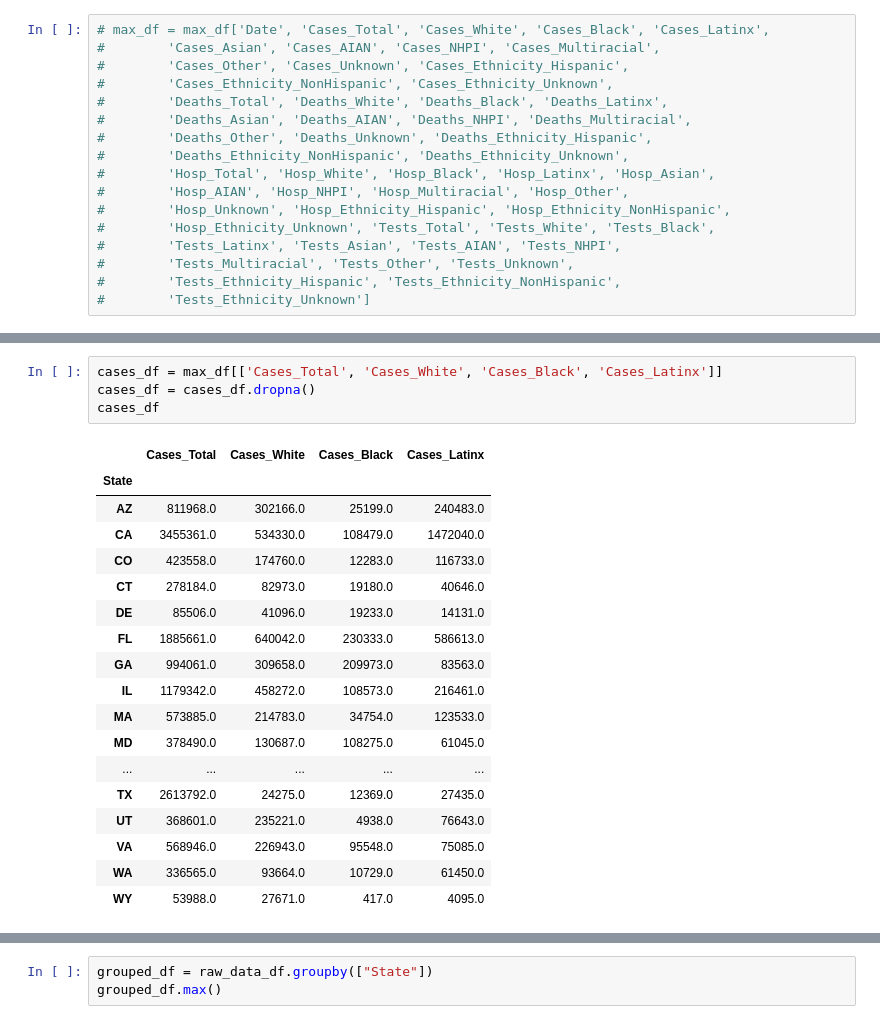
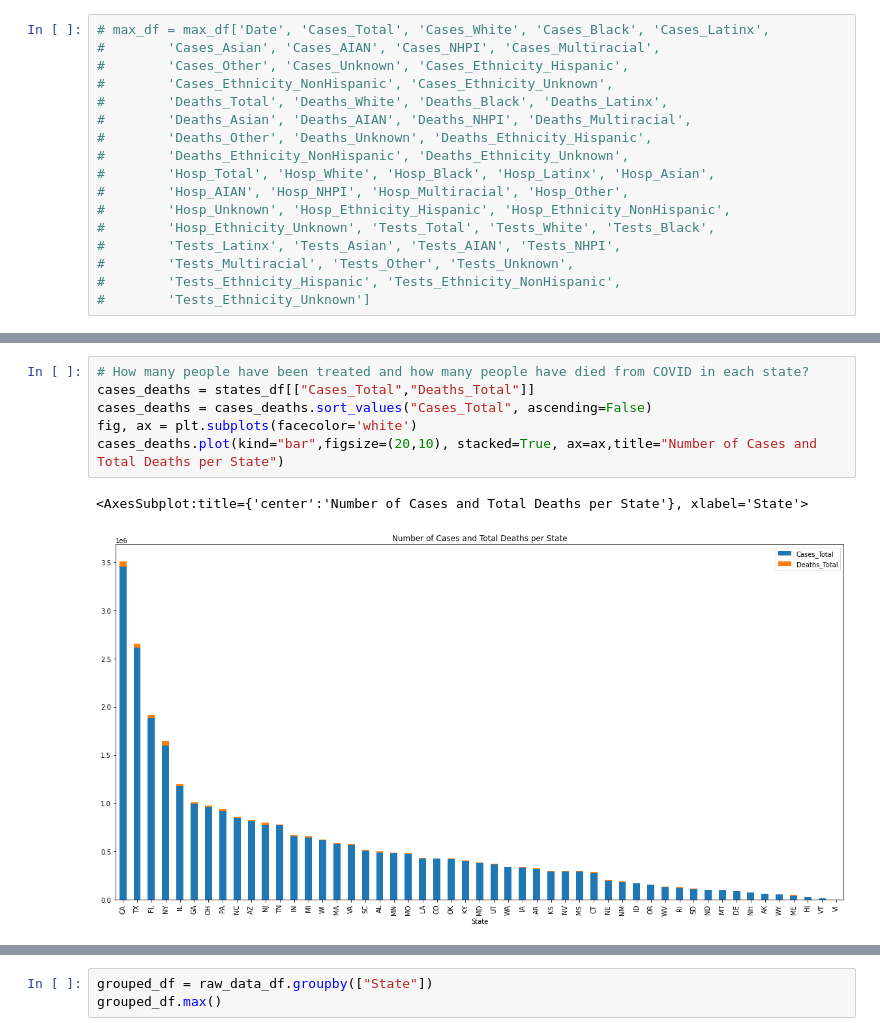
Before and after one commit to JohnGlendening/Project-1_2021, a Jupyter notebook: All_USA_Data.ipynb, the cells around one changed output, grey strips where cells are left out. Drawn from its saved outputs; the diff is of its cells as text.

```diff
--- a/All_USA_Data.ipynb
+++ b/All_USA_Data.ipynb
@@ -105,23 +124,9 @@ If you are white, you have a 2.9% chance of not making it, if you are black 2.1%
-# %%
-cases_df = max_df[['Cases_Total', 'Cases_White', 'Cases_Black', 'Cases_Latinx']]
-cases_df = cases_df.dropna()
-cases_df
-# %% [output]
-|  | Cases_Total | Cases_White | Cases_Black | Cases_Latinx |
-| State |  |  |  |  |
-| AZ | 811968.0 | 302166.0 | 25199.0 | 240483.0 |
-| CA | 3455361.0 | 534330.0 | 108479.0 | 1472040.0 |
-| CO | 423558.0 | 174760.0 | 12283.0 | 116733.0 |
-| CT | 278184.0 | 82973.0 | 19180.0 | 40646.0 |
-| DE | 85506.0 | 41096.0 | 19233.0 | 14131.0 |
-| FL | 1885661.0 | 640042.0 | 230333.0 | 586613.0 |
-| GA | 994061.0 | 309658.0 | 209973.0 | 83563.0 |
-| IL | 1179342.0 | 458272.0 | 108573.0 | 216461.0 |
-| MA | 573885.0 | 214783.0 | 34754.0 | 123533.0 |
-| MD | 378490.0 | 130687.0 | 108275.0 | 61045.0 |
-| ... | ... | ... | ... | ... |
-| TX | 2613792.0 | 24275.0 | 12369.0 | 27435.0 |
-| UT | 368601.0 | 235221.0 | 4938.0 | 76643.0 |
-| VA | 568946.0 | 226943.0 | 95548.0 | 75085.0 |
-| WA | 336565.0 | 93664.0 | 10729.0 | 61450.0 |
-| WY | 53988.0 | 27671.0 | 417.0 | 4095.0 |
+# %%
+# How many people have been treated and how many people have died from COVID in each state?
+cases_deaths = states_df[["Cases_Total","Deaths_Total"]]
+cases_deaths = cases_deaths.sort_values("Cases_Total", ascending=False)
+fig, ax = plt.subplots(facecolor='white')
+cases_deaths.plot(kind="bar",figsize=(20,10), stacked=True, ax=ax,title="Number of Cases and Total Deaths per State")
+# %% [output]
+<AxesSubplot:title={'center':'Number of Cases and Total Deaths per State'}, xlabel='State'>
+[figure, added]
```
Also changed, not shown: parts of 7 cells of this notebook.
